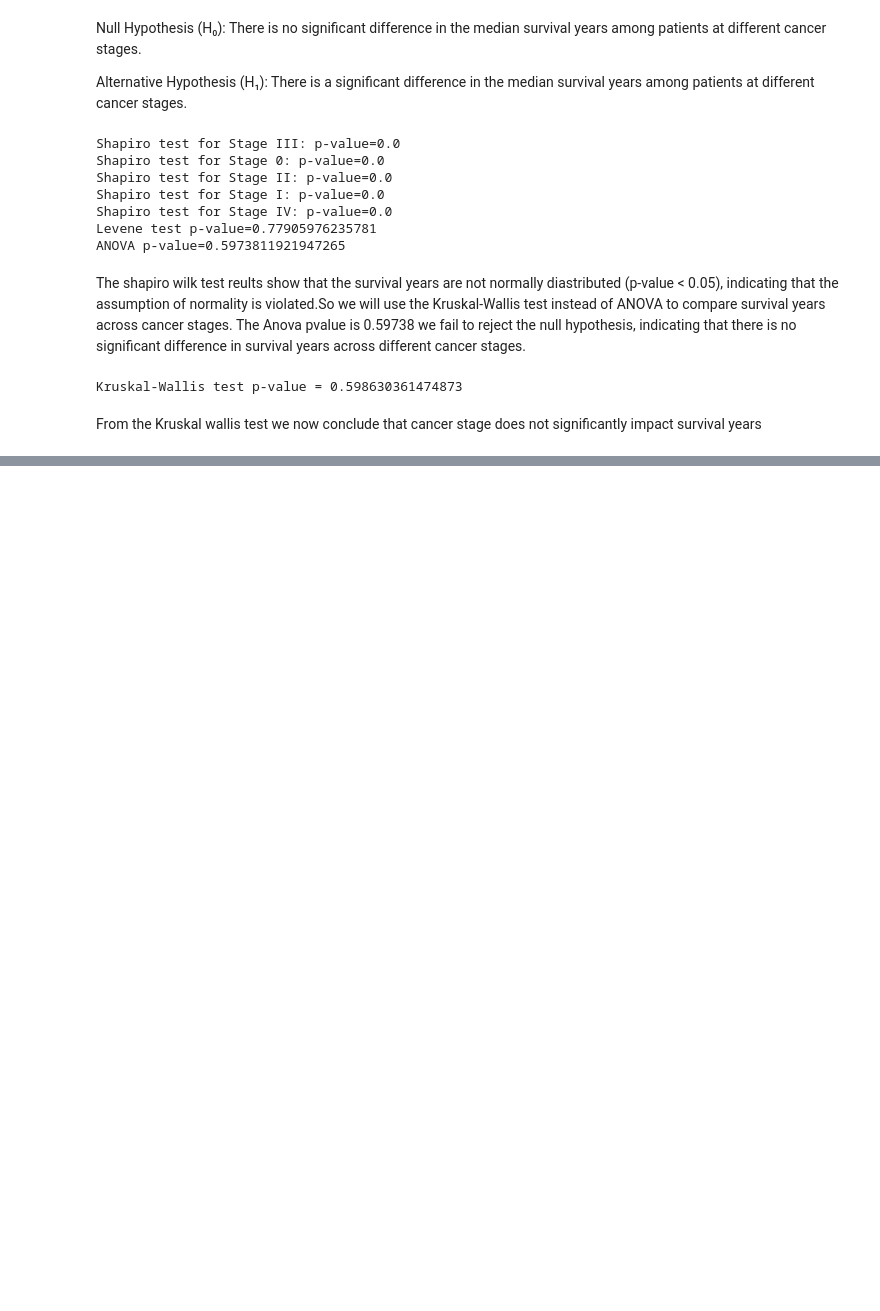
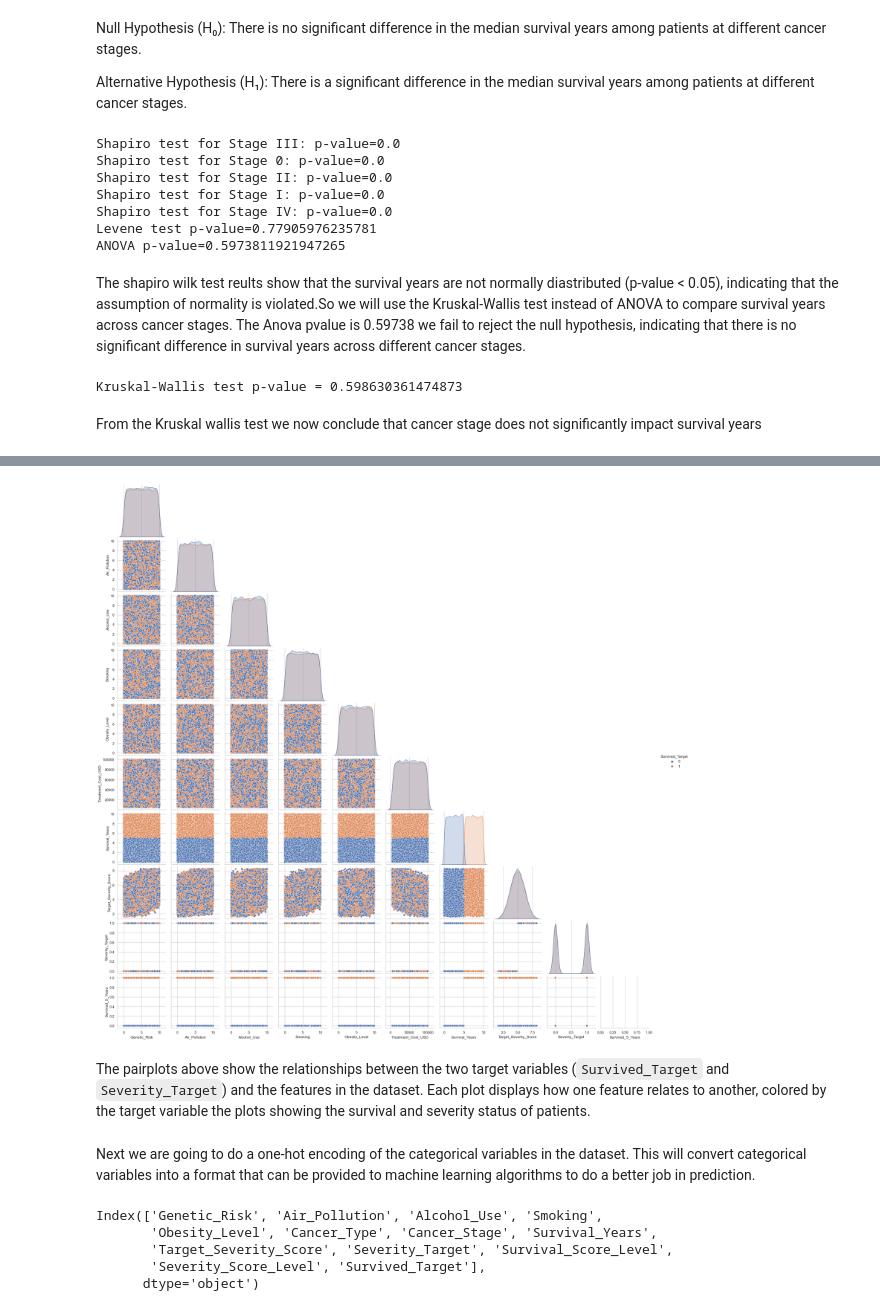
Before and after one commit to Lyster-01/phase3project, a Jupyter notebook: student.ipynb, the cells around one changed output, grey strips where cells are left out. Saved outputs shown, nothing was run; the diff lists cells and outputs as text; code cells hidden in the pictures; blank space fills up the shorter version.

```diff
--- a/student.ipynb
+++ b/student.ipynb
@@ -443,0 +488,16 @@ From the Kruskal wallis test we now conclude that cancer stage does not signific
+# %%
+sns.pairplot(df,corner = True,hue = ("Survived_Target"));
+# %% [output]
+[figure, added]
+# %% [markdown]
+The pairplots above show the relationships between the two target variables (`Survived_Target` and `Severity_Target`) and the features in the dataset. Each plot displays how one feature relates to another, colored by the target variable the plots showing the survival and severity status of patients.
+# %% [markdown]
+Next we are going to do a one-hot encoding of the categorical variables in the dataset. This will convert categorical variables into a format that can be provided to machine learning algorithms to do a better job in prediction.
+# %%
+df.columns
+# %% [output]
+Index(['Genetic_Risk', 'Air_Pollution', 'Alcohol_Use', 'Smoking',
+       'Obesity_Level', 'Cancer_Type', 'Cancer_Stage', 'Survival_Years',
+       'Target_Severity_Score', 'Severity_Target', 'Survival_Score_Level',
+       'Severity_Score_Level', 'Survived_Target'],
+      dtype='object')
```
Also changed, not shown: parts of 62 cells of this notebook.
